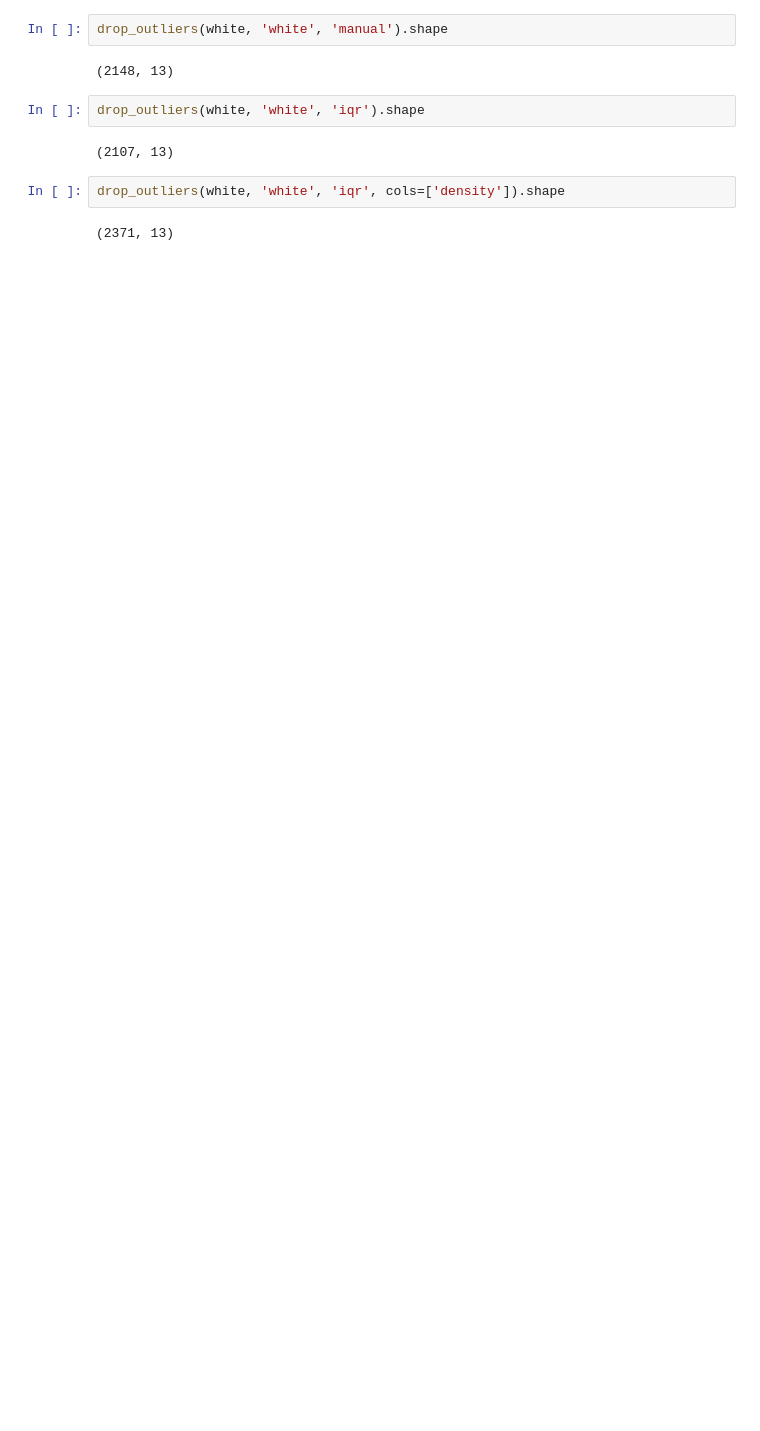
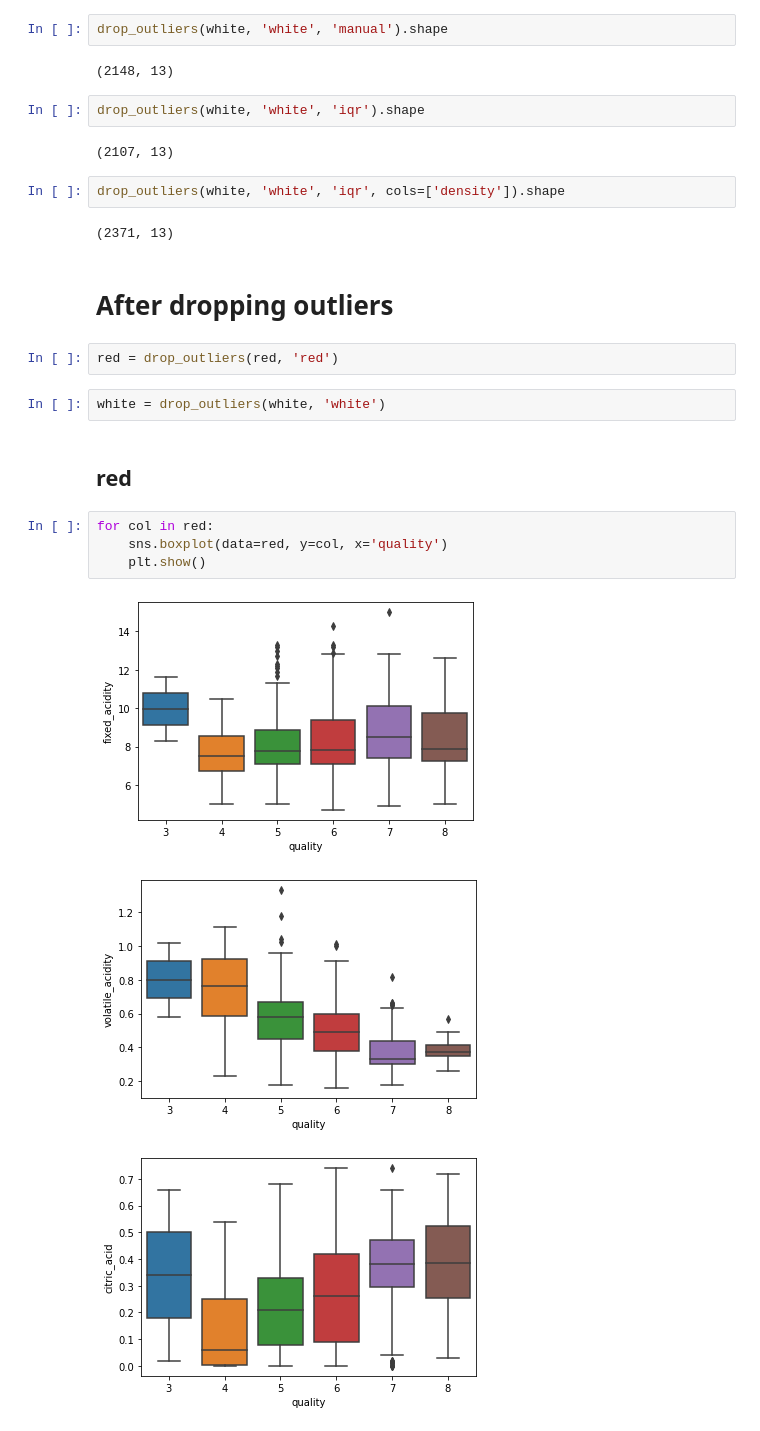
Before and after one commit to MrEnigmamgine/jtl_wine_quality, a Jupyter notebook: josh_outlier_exploration.ipynb, the cells around one changed output. Saved outputs shown, nothing was run; the diff lists cells and outputs as text; blank space fills up the shorter version.

```diff
--- a/josh_outlier_exploration.ipynb
+++ b/josh_outlier_exploration.ipynb
@@ -250,3 +250,19 @@ drop_outliers(white, 'white', 'iqr').shape
 drop_outliers(white, 'white', 'iqr', cols=['density']).shape
 # %% [output]
 (2371, 13)
+# %% [markdown]
+# After dropping outliers
+# %%
+red = drop_outliers(red, 'red')
+# %%
+white = drop_outliers(white, 'white')
+# %% [markdown]
+## red
+# %%
+for col in red:
+    sns.boxplot(data=red, y=col, x='quality')
+    plt.show()
+# %% [output]
+[figure, added]
+[figure, added]
+[figure, added]
```
Also changed, not shown: parts of 3 cells of this notebook, 1 other file.
